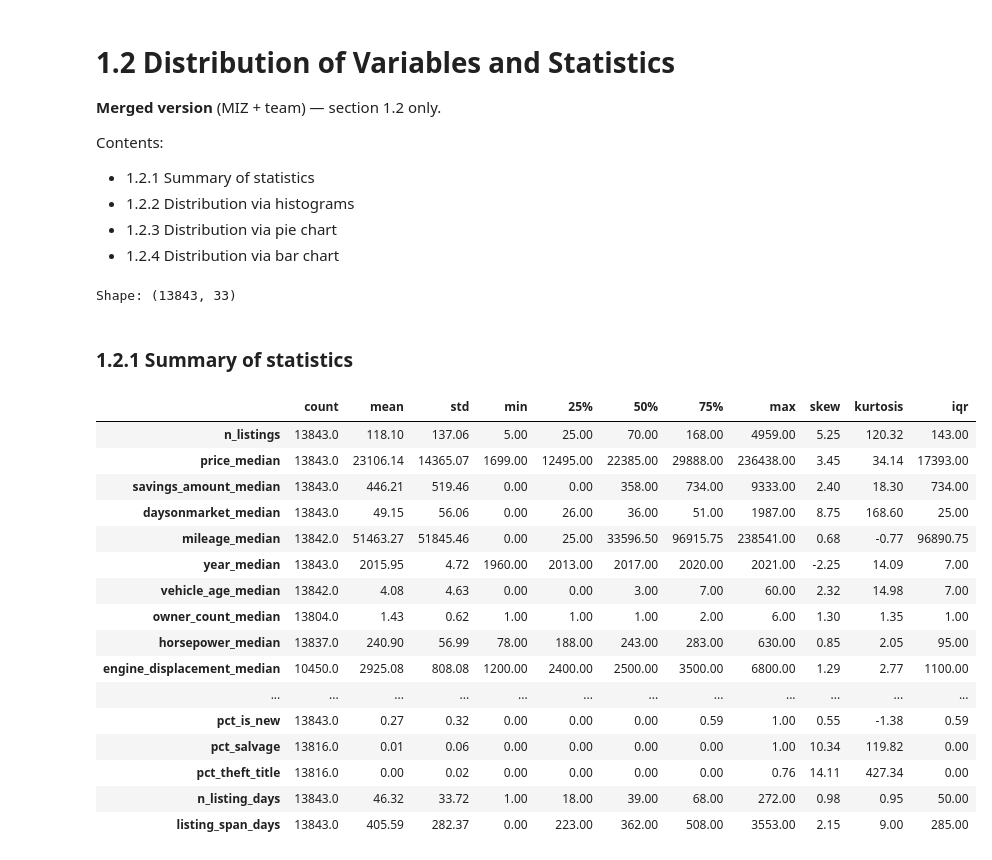
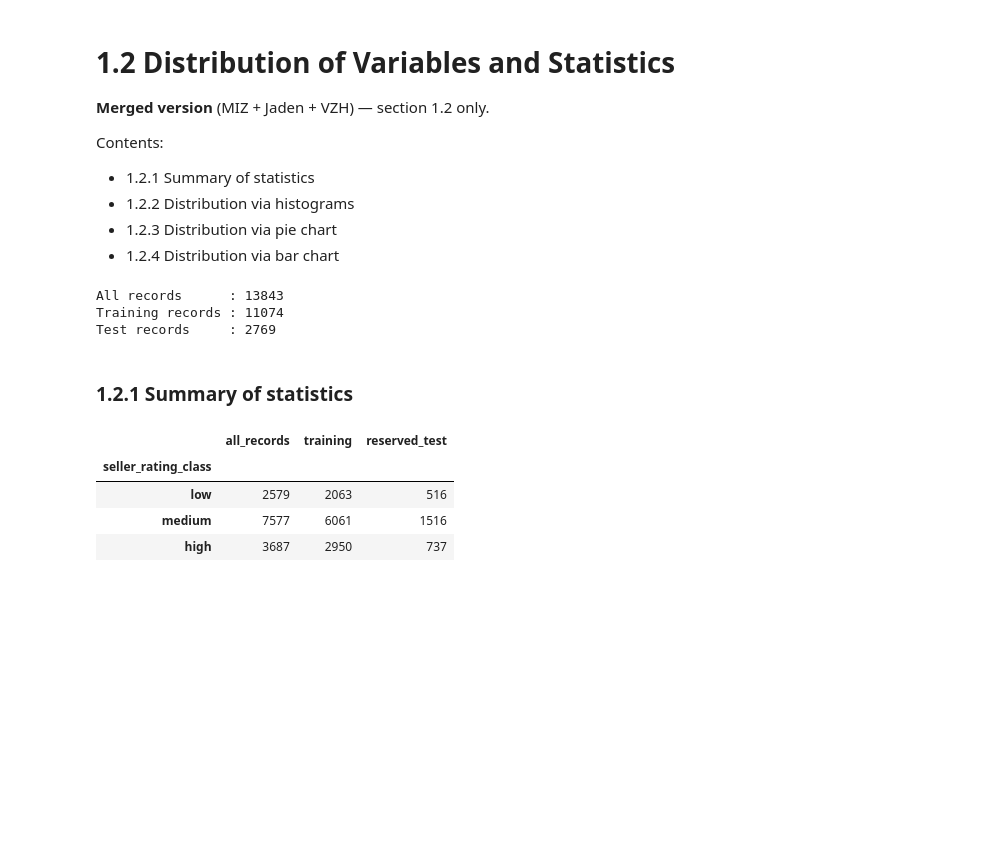
Before and after one commit to iqbalzain99/data-mining_unipi_1_2026, a Jupyter notebook: project/merged_1_2_distribution.ipynb, the cells around one changed output. Saved outputs shown, nothing was run; the diff lists cells and outputs as text; code cells hidden in the pictures; blank space fills up the shorter version.

Commit message:
Merge VZH section 1.2 content into merged notebook

```diff
--- a/project/merged_1_2_distribution.ipynb
+++ b/project/merged_1_2_distribution.ipynb
@@ -1,7 +1,7 @@
 # %% [markdown]
 # 1.2 Distribution of Variables and Statistics
 
-**Merged version** (MIZ + team) — section 1.2 only.
+**Merged version** (MIZ + Jaden + VZH) — section 1.2 only.
 
 Contents:
 - 1.2.1 Summary of statistics
@@ -13,42 +13,51 @@ import numpy as np
 import pandas as pd
 import matplotlib.pyplot as plt
 import seaborn as sns
+from sklearn.model_selection import train_test_split
 
 sns.set_theme(style='whitegrid')
 pd.set_option('display.max_columns', 100)
 
 df = pd.read_csv('dataset/seller_info_dm1_2627.csv')
-print('Shape:', df.shape)
+
+TARGET = 'seller_rating_class'
+ID_COLUMN = 'sp_id'
+RATING_ORDER = ['low', 'medium', 'high']
+
+# Basic integrity checks
+assert df[ID_COLUMN].notna().all()
+assert df[ID_COLUMN].is_unique
+assert df[TARGET].isin(RATING_ORDER).all()
+
+# Reserved test set for the later classification task (stratified)
+train_df, test_df = train_test_split(
+    df, test_size=0.20, random_state=42, stratify=df[TARGET]
+)
+
+numeric_columns = df.select_dtypes(include=[np.number]).columns.drop(ID_COLUMN).tolist()
+categorical_cols = df.select_dtypes(include='str').columns.tolist()
+
+print('All records      :', len(df))
+print('Training records :', len(train_df))
+print('Test records     :', len(test_df))
 # %% [output]
-Shape: (13843, 33)
+All records      : 13843
+Training records : 11074
+Test records     : 2769
 # %% [markdown]
 ### 1.2.1 Summary of statistics
 # %%
-# Numeric summary + skewness, kurtosis and IQR (identifier excluded)
-num_cols = df.select_dtypes(include=[np.number]).drop(columns=['sp_id']).columns.tolist()
-
-stats_df = df[num_cols].describe().T
-stats_df['skew'] = df[num_cols].skew()
-stats_df['kurtosis'] = df[num_cols].kurtosis()
-stats_df['iqr'] = stats_df['75%'] - stats_df['25%']
-
-stats_df.round(2)
+# Class distribution across the full sample and the stratified split
+split_summary = pd.DataFrame({
+    'all_records': df[TARGET].value_counts().reindex(RATING_ORDER),
+    'training': train_df[TARGET].value_counts().reindex(RATING_ORDER),
+    'reserved_test': test_df[TARGET].value_counts().reindex(RATING_ORDER),
+})
+split_summary
 # %% [output]
-|  | count | mean | std | min | 25% | 50% | 75% | max | skew | kurtosis | iqr |
-| n_listings | 13843.0 | 118.10 | 137.06 | 5.00 | 25.00 | 70.00 | 168.00 | 4959.00 | 5.25 | 120.32 | 143.00 |
-| price_median | 13843.0 | 23106.14 | 14365.07 | 1699.00 | 12495.00 | 22385.00 | 29888.00 | 236438.00 | 3.45 | 34.14 | 17393.00 |
-| savings_amount_median | 13843.0 | 446.21 | 519.46 | 0.00 | 0.00 | 358.00 | 734.00 | 9333.00 | 2.40 | 18.30 | 734.00 |
-| daysonmarket_median | 13843.0 | 49.15 | 56.06 | 0.00 | 26.00 | 36.00 | 51.00 | 1987.00 | 8.75 | 168.60 | 25.00 |
-| mileage_median | 13842.0 | 51463.27 | 51845.46 | 0.00 | 25.00 | 33596.50 | 96915.75 | 238541.00 | 0.68 | -0.77 | 96890.75 |
-| year_median | 13843.0 | 2015.95 | 4.72 | 1960.00 | 2013.00 | 2017.00 | 2020.00 | 2021.00 | -2.25 | 14.09 | 7.00 |
-| vehicle_age_median | 13842.0 | 4.08 | 4.63 | 0.00 | 0.00 | 3.00 | 7.00 | 60.00 | 2.32 | 14.98 | 7.00 |
-| owner_count_median | 13804.0 | 1.43 | 0.62 | 1.00 | 1.00 | 1.00 | 2.00 | 6.00 | 1.30 | 1.35 | 1.00 |
-| horsepower_median | 13837.0 | 240.90 | 56.99 | 78.00 | 188.00 | 243.00 | 283.00 | 630.00 | 0.85 | 2.05 | 95.00 |
-| engine_displacement_median | 10450.0 | 2925.08 | 808.08 | 1200.00 | 2400.00 | 2500.00 | 3500.00 | 6800.00 | 1.29 | 2.77 | 1100.00 |
-| ... | ... | ... | ... | ... | ... | ... | ... | ... | ... | ... | ... |
-| pct_is_new | 13843.0 | 0.27 | 0.32 | 0.00 | 0.00 | 0.00 | 0.59 | 1.00 | 0.55 | -1.38 | 0.59 |
-| pct_salvage | 13816.0 | 0.01 | 0.06 | 0.00 | 0.00 | 0.00 | 0.00 | 1.00 | 10.34 | 119.82 | 0.00 |
-| pct_theft_title | 13816.0 | 0.00 | 0.02 | 0.00 | 0.00 | 0.00 | 0.00 | 0.76 | 14.11 | 427.34 | 0.00 |
-| n_listing_days | 13843.0 | 46.32 | 33.72 | 1.00 | 18.00 | 39.00 | 68.00 | 272.00 | 0.98 | 0.95 | 50.00 |
-| listing_span_days | 13843.0 | 405.59 | 282.37 | 0.00 | 223.00 | 362.00 | 508.00 | 3553.00 | 2.15 | 9.00 | 285.00 |
+|  | all_records | training | reserved_test |
+| seller_rating_class |  |  |  |
+| low | 2579 | 2063 | 516 |
+| medium | 7577 | 6061 | 1516 |
+| high | 3687 | 2950 | 737 |
 # %%
```
Also changed, not shown: parts of 26 cells of this notebook.
